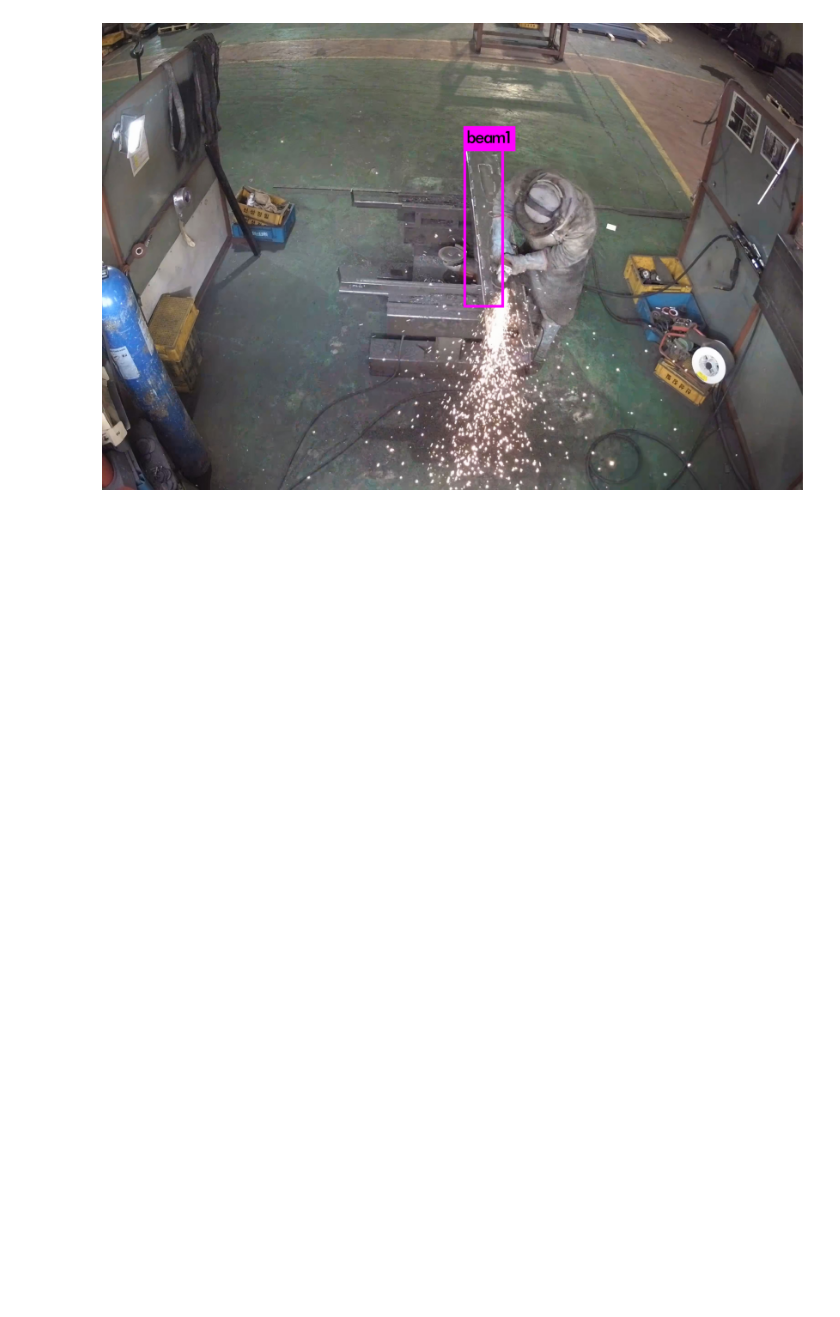
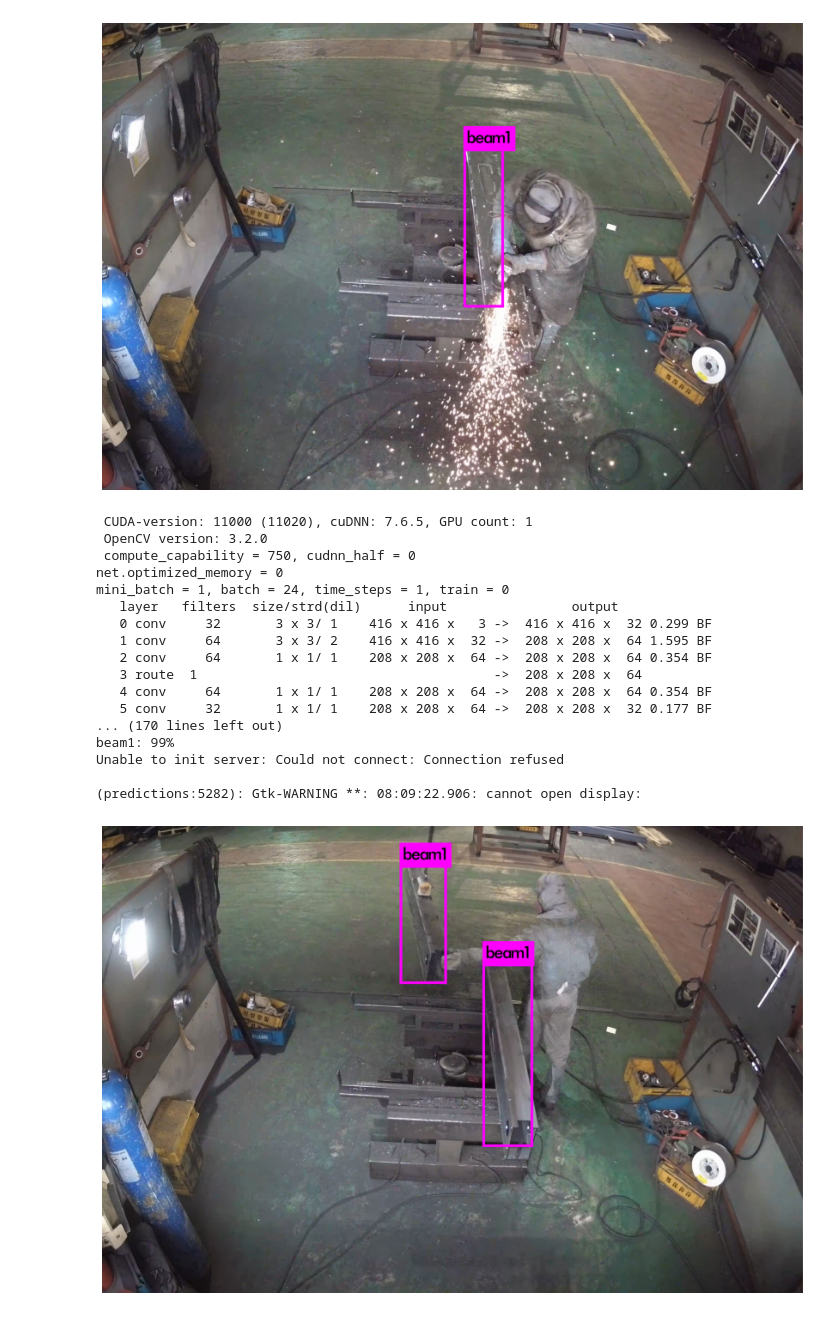
Before and after one commit to JSJeong-me/CCTV, a Jupyter notebook: YOLOv4_Darknet_Roboflow3.ipynb, the cells around one changed output. Cells and saved outputs as stored; diff of their text form; code cells hidden in the pictures; blank space fills up the shorter version.

```diff
--- a/YOLOv4_Darknet_Roboflow3.ipynb
+++ b/YOLOv4_Darknet_Roboflow3.ipynb
@@ -685,3 +685,25 @@ Unable to init server: Could not connect: Connection refused
 
 (predictions:5164): Gtk-WARNING **: 07:58:56.164: cannot open display:
 [figure]
+# %%
+!./darknet detect cfg/custom-yolov4-detector.cfg backup/custom-yolov4-detector_best.weights /content/darknet/test/cctv5-1-3.jpg -dont-show
+imShow('/content/darknet/predictions.jpg')
+# %% [output]
+ CUDA-version: 11000 (11020), cuDNN: 7.6.5, GPU count: 1
+ OpenCV version: 3.2.0
+ compute_capability = 750, cudnn_half = 0
+net.optimized_memory = 0
+mini_batch = 1, batch = 24, time_steps = 1, train = 0
+   layer   filters  size/strd(dil)      input                output
+   0 conv     32       3 x 3/ 1    416 x 416 x   3 ->  416 x 416 x  32 0.299 BF
+   1 conv     64       3 x 3/ 2    416 x 416 x  32 ->  208 x 208 x  64 1.595 BF
+   2 conv     64       1 x 1/ 1    208 x 208 x  64 ->  208 x 208 x  64 0.354 BF
+   3 route  1                                      ->  208 x 208 x  64
+   4 conv     64       1 x 1/ 1    208 x 208 x  64 ->  208 x 208 x  64 0.354 BF
+   5 conv     32       1 x 1/ 1    208 x 208 x  64 ->  208 x 208 x  32 0.177 BF
+... (170 lines left out)
+beam1: 99%
+Unable to init server: Could not connect: Connection refused
+
+(predictions:5282): Gtk-WARNING **: 08:09:22.906: cannot open display:
+[figure, added]
```
